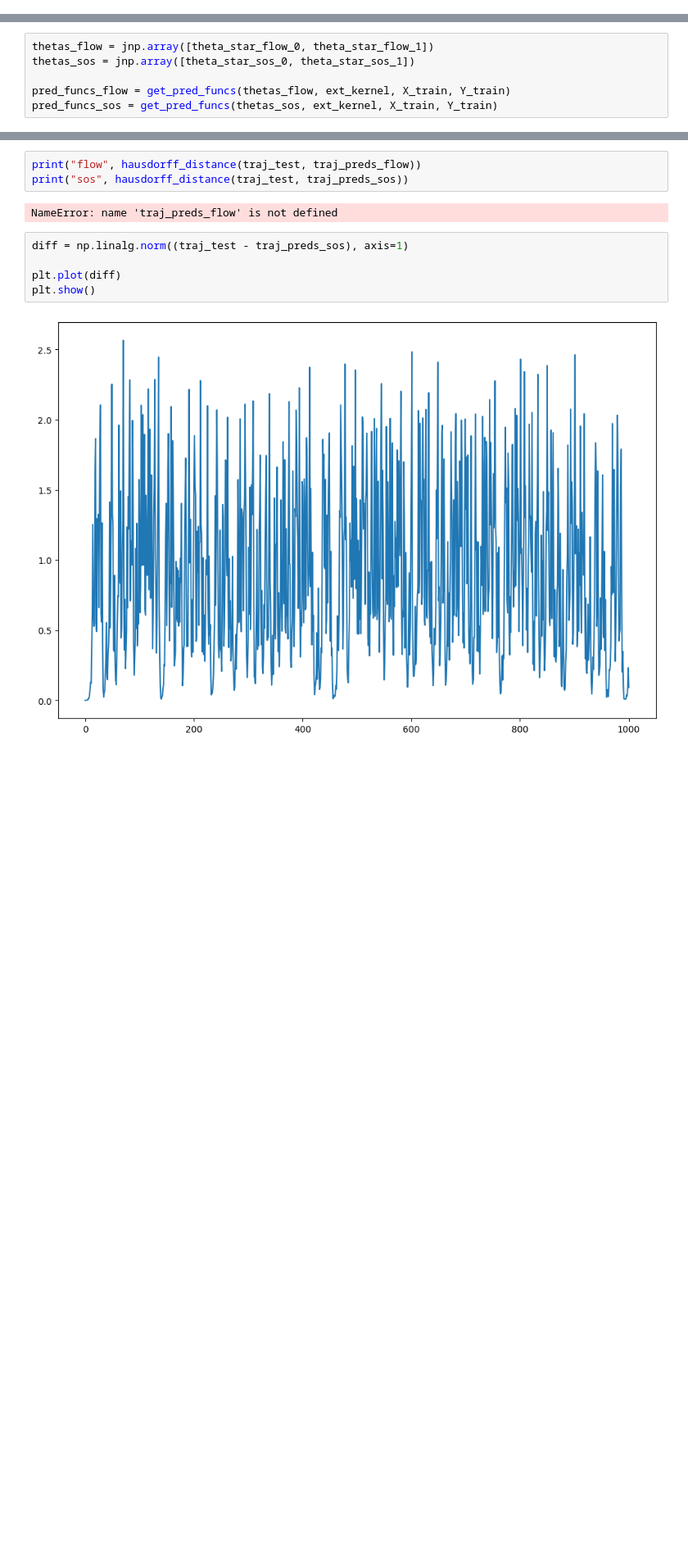
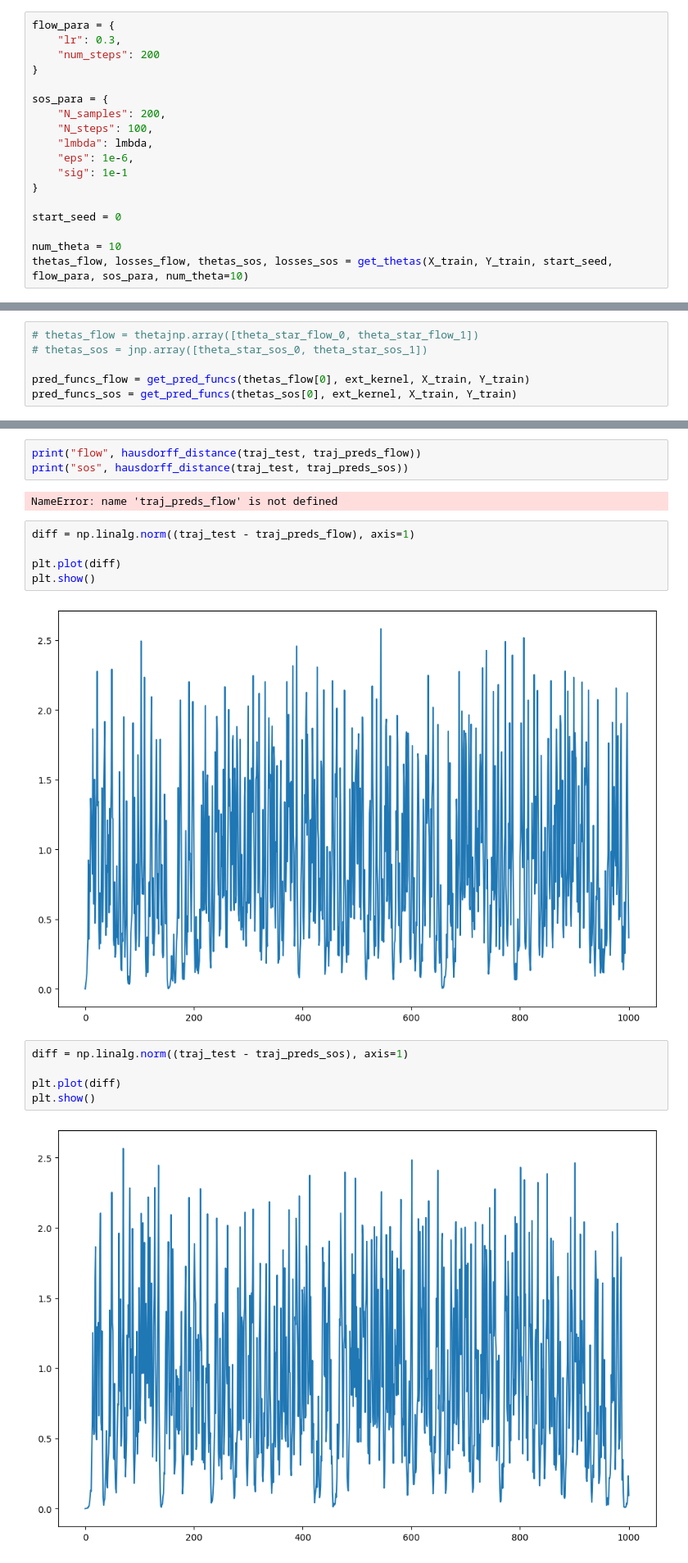
Before and after one commit to daniellengyel/KernelLearningSOS, a Jupyter notebook: HenonResults.ipynb, the cells around one changed output, grey strips where cells are left out. Shown at 82% size. Cells and saved outputs as stored; diff of their text form; blank space fills up the shorter version.

Commit message:
reworked the code to make it easier to run multiple seeds. Testing now further to generate results

```diff
--- a/HenonResults.ipynb
+++ b/HenonResults.ipynb
@@ -81,0 +59,18 @@ X_batch, y_batch, X_sub, y_sub = get_curr_data(X_train, Y_train, 1000, 500)
+# %%
+flow_para = {
+    "lr": 0.3,
+    "num_steps": 200
+}
+
+sos_para = {
+    "N_samples": 200,
+    "N_steps": 100,
+    "lmbda": lmbda,
+    "eps": 1e-6,
+    "sig": 1e-1
+}
+
+start_seed = 0
+
+num_theta = 10
+thetas_flow, losses_flow, thetas_sos, losses_sos = get_thetas(X_train, Y_train, start_seed, flow_para, sos_para, num_theta=10)
@@ -181,8 +188,8 @@ traj_test = jnp.array(gen_traj(henon_map(a, b), x_vec_0_test, 1000))
 X_test = traj_test[:-1]
 Y_test = traj_test[1:]
 # %%
-thetas_flow = jnp.array([theta_star_flow_0, theta_star_flow_1])
-thetas_sos = jnp.array([theta_star_sos_0, theta_star_sos_1])
+# thetas_flow = thetajnp.array([theta_star_flow_0, theta_star_flow_1])
+# thetas_sos = jnp.array([theta_star_sos_0, theta_star_sos_1])
 
-pred_funcs_flow = get_pred_funcs(thetas_flow, ext_kernel, X_train, Y_train)
-pred_funcs_sos = get_pred_funcs(thetas_sos, ext_kernel, X_train, Y_train)
+pred_funcs_flow = get_pred_funcs(thetas_flow[0], ext_kernel, X_train, Y_train)
+pred_funcs_sos = get_pred_funcs(thetas_sos[0], ext_kernel, X_train, Y_train)
@@ -238,6 +217,13 @@ print("flow", hausdorff_distance(traj_test, traj_preds_flow))
 print("sos", hausdorff_distance(traj_test, traj_preds_sos))
 # %% [output]
 NameError: name 'traj_preds_flow' is not defined
+# %%
+diff = np.linalg.norm((traj_test - traj_preds_flow), axis=1)
+
+plt.plot(diff)
+plt.show()
+# %% [output]
+[figure, added]
 # %%
 diff = np.linalg.norm((traj_test - traj_preds_sos), axis=1)
 
```
Also changed, not shown: parts of 25 cells of this notebook, 5 other files.
